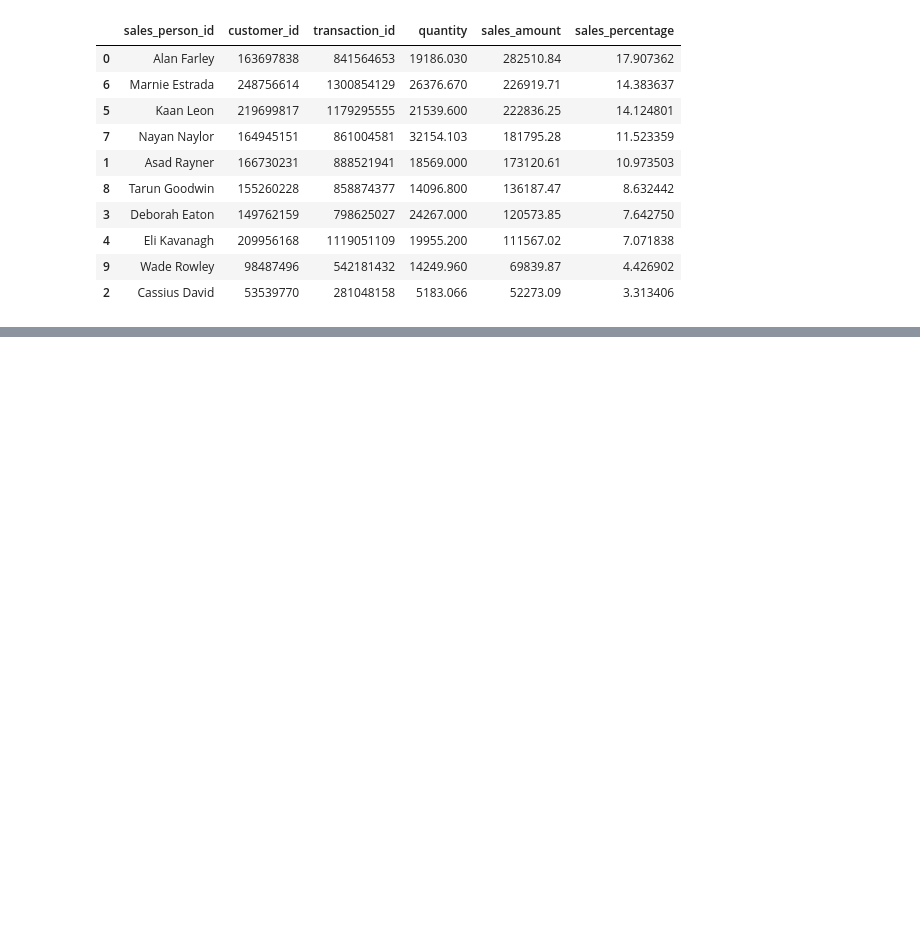
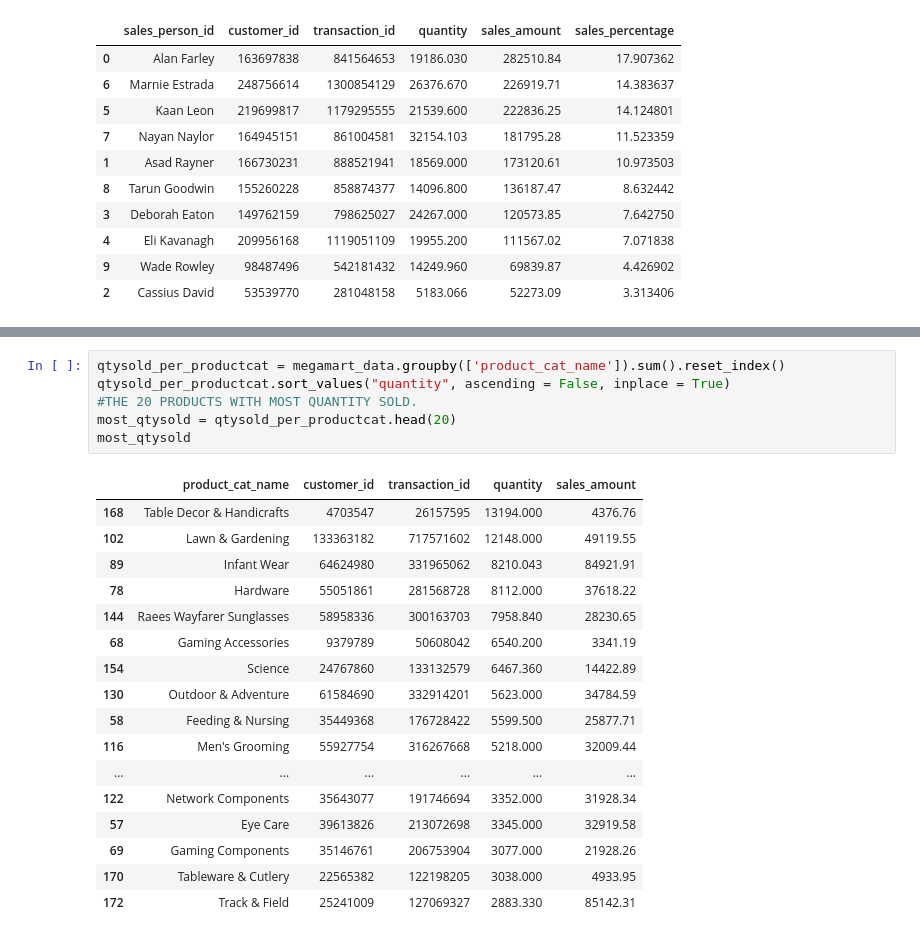
Before and after one commit to PatriciaNgari/Megamart-data, a Jupyter notebook: Megamart_data.ipynb, the cells around one changed output, grey strips where cells are left out. Cells and saved outputs as stored; diff of their text form; blank space fills up the shorter version.

```diff
--- a/Megamart_data.ipynb
+++ b/Megamart_data.ipynb
@@ -132,3 +132,27 @@ fig3.update_layout(title_text='Megamart Sales Percentage Per Sales Agent')
 fig3.show()
 # %% [output]
 [interactive output not drawn]
+# %%
+qtysold_per_productcat = megamart_data.groupby(['product_cat_name']).sum().reset_index()
+qtysold_per_productcat.sort_values("quantity", ascending = False, inplace = True)
+#THE 20 PRODUCTS WITH MOST QUANTITY SOLD.
+most_qtysold = qtysold_per_productcat.head(20)
+most_qtysold
+# %% [output]
+|  | product_cat_name | customer_id | transaction_id | quantity | sales_amount |
+| 168 | Table Decor & Handicrafts | 4703547 | 26157595 | 13194.000 | 4376.76 |
+| 102 | Lawn & Gardening | 133363182 | 717571602 | 12148.000 | 49119.55 |
+| 89 | Infant Wear | 64624980 | 331965062 | 8210.043 | 84921.91 |
+| 78 | Hardware | 55051861 | 281568728 | 8112.000 | 37618.22 |
+| 144 | Raees Wayfarer Sunglasses | 58958336 | 300163703 | 7958.840 | 28230.65 |
+| 68 | Gaming Accessories | 9379789 | 50608042 | 6540.200 | 3341.19 |
+| 154 | Science | 24767860 | 133132579 | 6467.360 | 14422.89 |
+| 130 | Outdoor & Adventure | 61584690 | 332914201 | 5623.000 | 34784.59 |
+| 58 | Feeding & Nursing | 35449368 | 176728422 | 5599.500 | 25877.71 |
+| 116 | Men's Grooming | 55927754 | 316267668 | 5218.000 | 32009.44 |
+| ... | ... | ... | ... | ... | ... |
+| 122 | Network Components | 35643077 | 191746694 | 3352.000 | 31928.34 |
+| 57 | Eye Care | 39613826 | 213072698 | 3345.000 | 32919.58 |
+| 69 | Gaming Components | 35146761 | 206753904 | 3077.000 | 21928.26 |
+| 170 | Tableware & Cutlery | 22565382 | 122198205 | 3038.000 | 4933.95 |
+| 172 | Track & Field | 25241009 | 127069327 | 2883.330 | 85142.31 |
```
Also changed, not shown: parts of 4 cells of this notebook.
